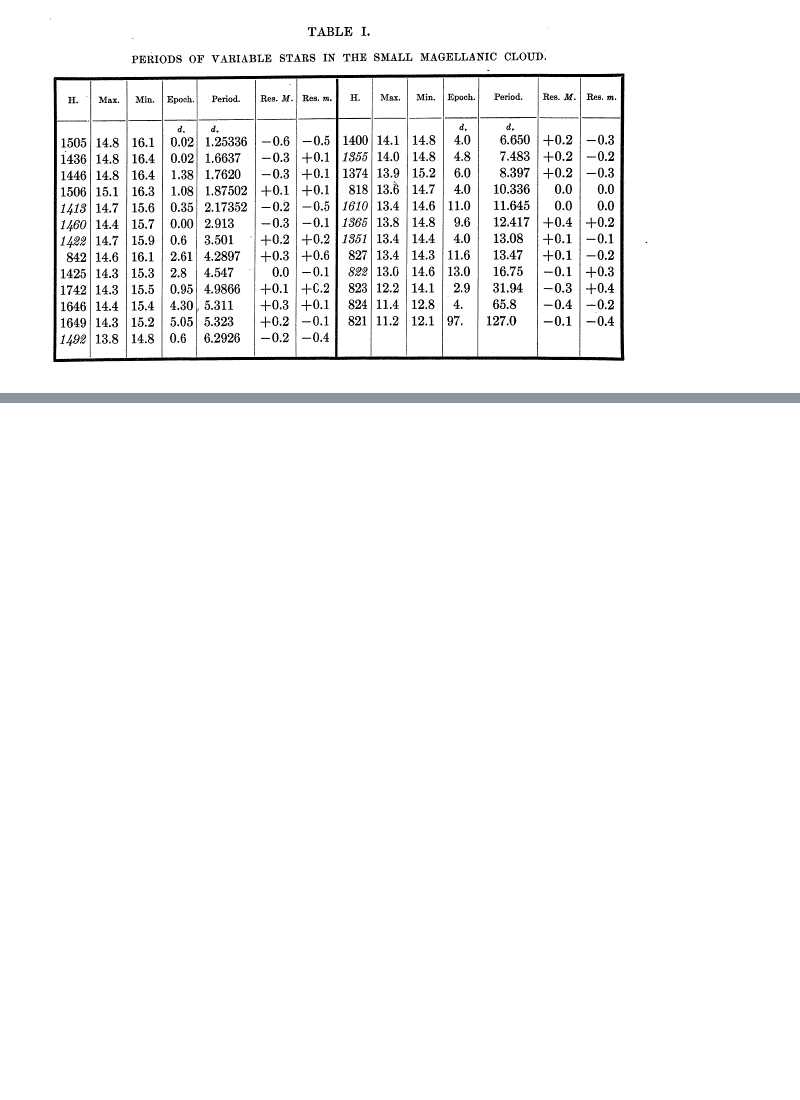
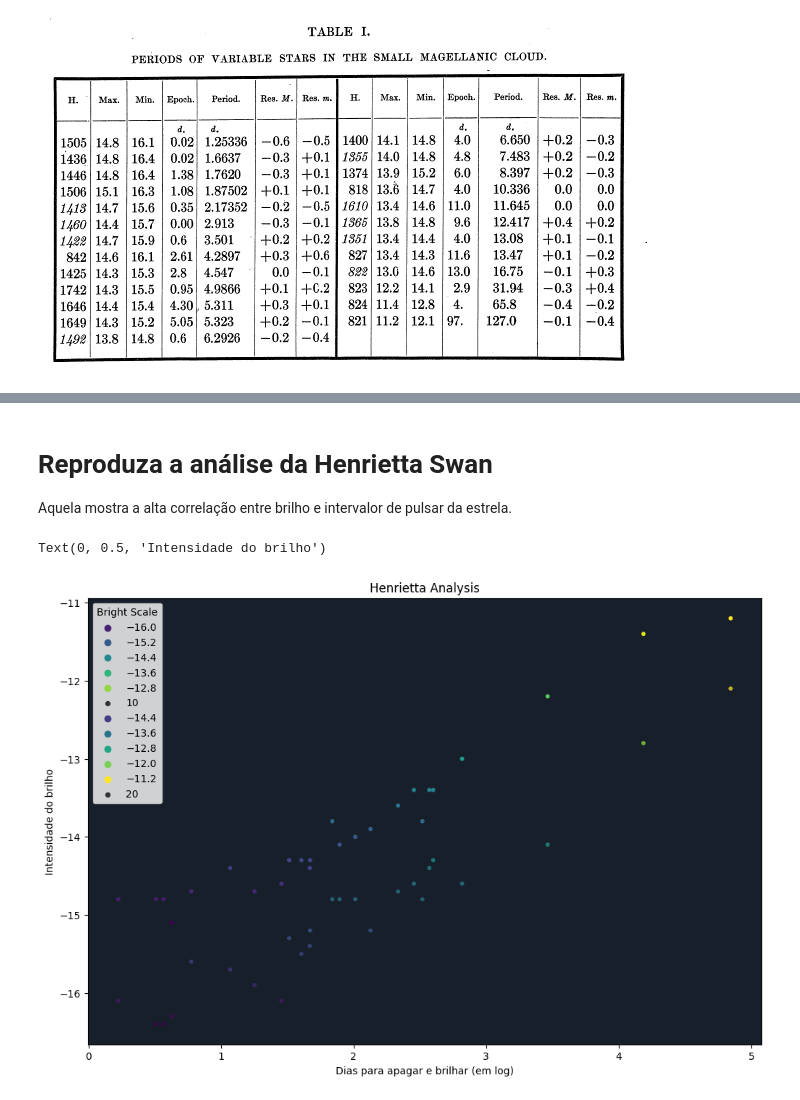
Before and after one commit to JimmyFlorido/henrietta_and_the_stars, a Jupyter notebook: HenriettaAndStars.ipynb, the cells around one changed output, grey strips where cells are left out. Cells and saved outputs as stored; diff of their text form; code cells hidden in the pictures; blank space fills up the shorter version.

```diff
--- a/HenriettaAndStars.ipynb
+++ b/HenriettaAndStars.ipynb
@@ -61,0 +69,16 @@ stars
+# %%
+center_dec = -(73 + 7/60 + 0/3600) # Converta em graus
+
+center_ra = 0 + 50/60 + 9/3600 # Converta em horas
+center_ra = center_ra*15 # Converta em graus - cada 1 hora é equivalente a 15º
+
+center_x = 12752 # Em arquesegundos
+center_y = 10393 # Em arquesegundos
+# %%
+stars["ra"] = (stars["x"] - center_x)/3600 # Converte os arquesegundos em graus
+stars["ra"] = stars["ra"] + center_ra
+
+stars["dec"] = (stars["y"] - center_y)/3600 # Converte os arquesegundos em graus
+stars["dec"] = stars["dec"] + center_dec
+
+stars
@@ -61,0 +163,37 @@ stars
+# %% [markdown]
+# Reproduza a análise da Henrietta Swan
+
+Aquela mostra a alta correlação entre brilho e intervalor de pulsar da estrela.
+# %%
+sns.set_style(rc = {"axes.facecolor": "#17202A"})
+
+fig, ax = plt.subplots(figsize=(12, 8))
+
+sns.scatterplot(x=np.log(stars.interval),
+            y=-stars.min_bright,
+            alpha=0.75,
+            linewidth=0,
+            size=10,
+            hue=-stars.min_bright,
+            palette="viridis",
+            data=stars
+            )
+
+sns.scatterplot(x=np.log(stars.interval),
+            y=-stars.max_bright,
+            hue=-stars.max_bright,
+            size=20,
+            alpha=1.0,
+            linewidth=0,
+            palette="viridis",
+            data=stars
+            )
+
+ax.legend(title="Bright Scale", facecolor='white', loc="upper left")
+
+ax.set_title("Henrietta Analysis")
+ax.set_xlabel("Dias para apagar e brilhar (em log)")
+ax.set_ylabel("Intensidade do brilho")
+# %% [output]
+Text(0, 0.5, 'Intensidade do brilho')
+[figure, added]
```
Also changed, not shown: parts of 11 cells of this notebook.
